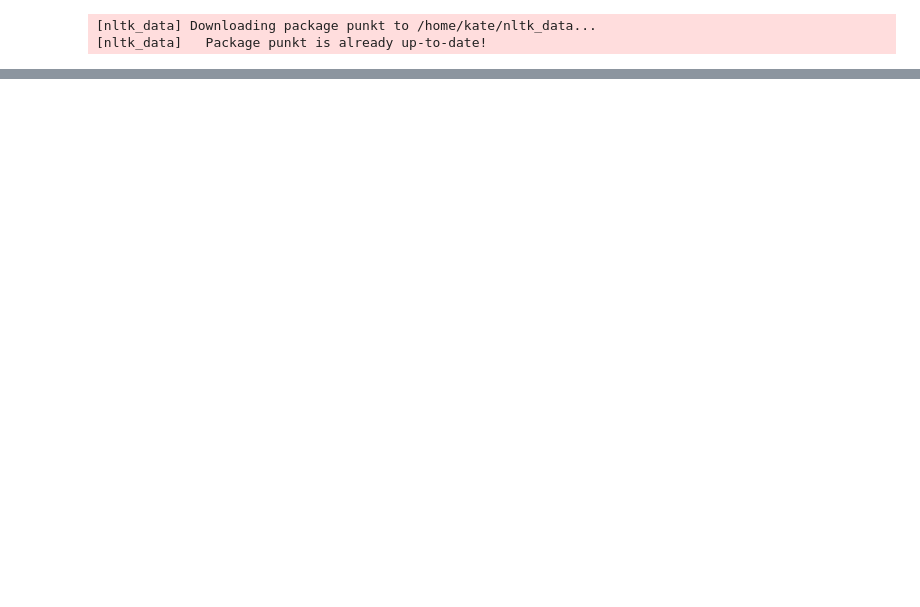
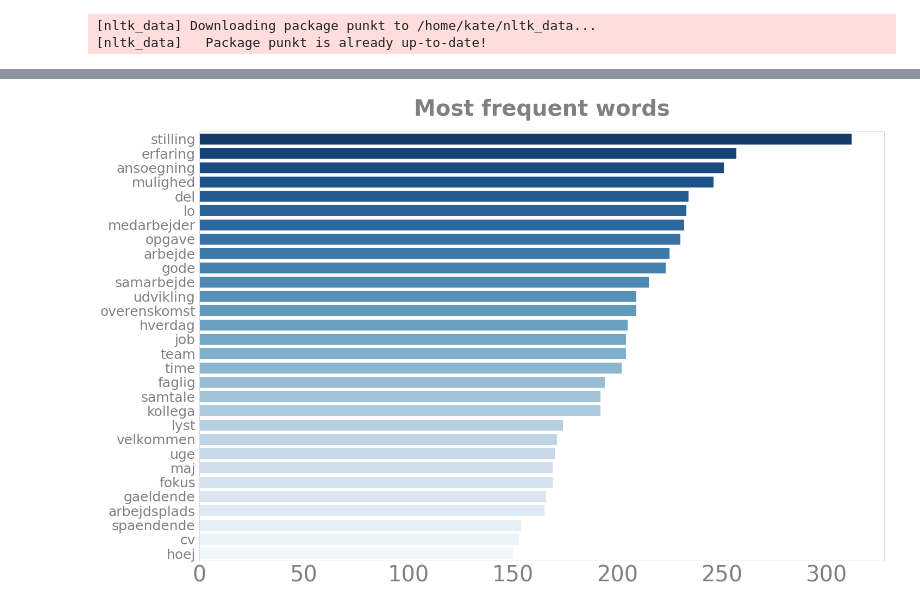
Before and after one commit to centre-for-humanities-computing/jobnet, a Jupyter notebook: src/application/load_data.ipynb, the cells around one changed output, grey strips where cells are left out. Cells and saved outputs as stored; diff of their text form; code cells hidden in the pictures; blank space fills up the shorter version.

```diff
--- a/src/application/load_data.ipynb
+++ b/src/application/load_data.ipynb
@@ -96,0 +50,6 @@ print(en_lemmas[:2])
+# %%
+from collections import Counter
+
+counts = Counter(lemma for post in df['nn_adj_lemmas'] for lemma in set(post))
+freq = pd.DataFrame(counts.items(),columns=['word','frequency']).sort_values(by='frequency',ascending=False)
+freq
@@ -96,0 +70,31 @@ print(en_lemmas[:2])
+# %%
+
+
+import seaborn as sns
+
+
+
+
+
+plt.rc('xtick', labelsize=25)
+plt.rc('ytick', labelsize=25)
+
+
+fig, axes = plt.subplots(figsize=(25,15))
+fig.subplots_adjust(bottom=0.15, left=0.2)
+
+ax = sns.barplot(x='frequency',y='word', palette = "Blues_r", data=freq.head(30))
+
+ax.xaxis.get_label().set_fontsize(25)
+ax.yaxis.get_label().set_fontsize(25)
+ax.axes.set_title("Most frequent words", fontweight="bold", size=40, y=1.03)
+
+plt.xticks(fontsize=40)
+plt.yticks(fontsize=25)
+
+
+ax.set(xlabel="", ylabel = "")
+
+plt.savefig("../../figs/count.pdf")
+# %% [output]
+[figure, added]
```
Also changed, not shown: parts of 22 cells of this notebook, 6 other files.
